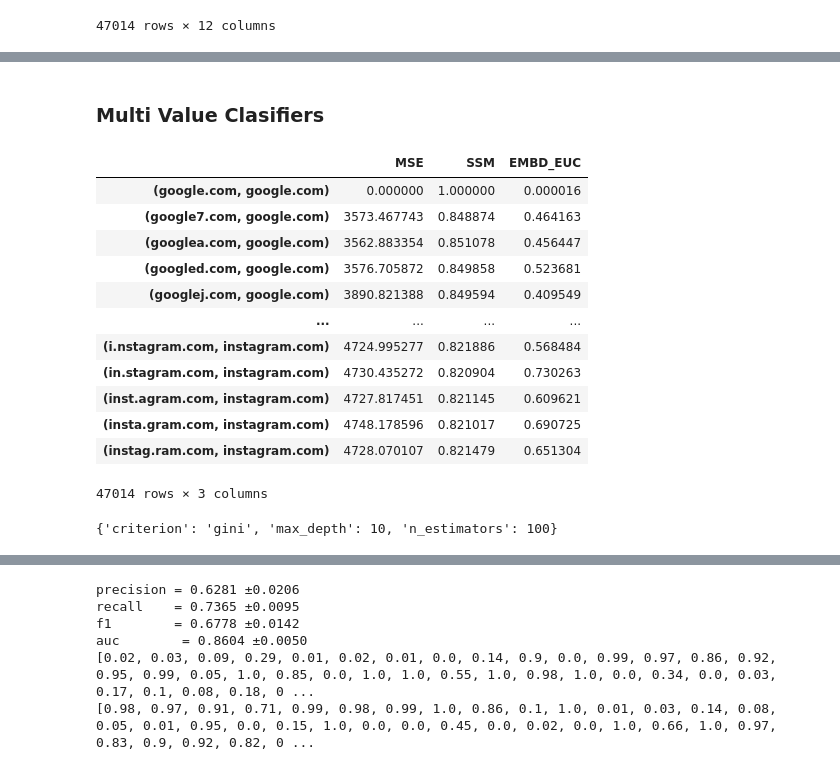
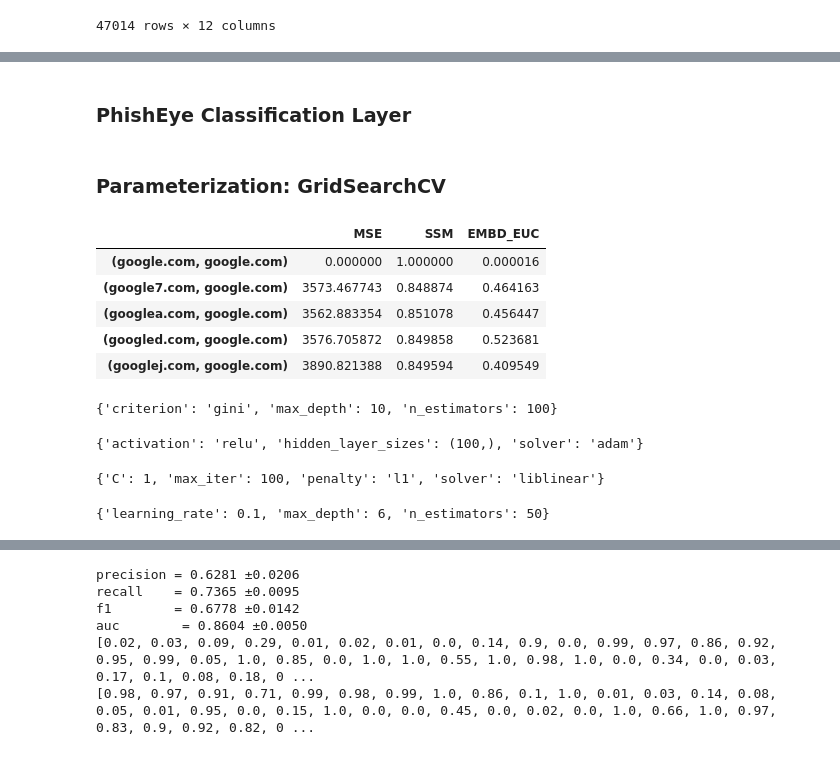
Before and after one commit to DannyMathieson/PhishEye, a Jupyter notebook: phisheye.ipynb, the cells around one changed output, grey strips where cells are left out. Drawn from its saved outputs; the diff is of its cells as text; code cells hidden in the pictures.

```diff
--- a/phisheye.ipynb
+++ b/phisheye.ipynb
@@ -381,2 +382,2 @@ auc        = 0.7825 ±0.0172
-# %% [markdown]
-### Multi Value Clasifiers
+# %% [markdown]
+### PhishEye Classification Layer
@@ -383,20 +390,15 @@ auc        = 0.7825 ±0.0172
+# %% [markdown]
+### Parameterization: GridSearchCV
 # %%
 features = features[['MSE', 'SSM','EMBD_EUC']]
-features
+features.head()
 # %% [output]
 |  | MSE | SSM | EMBD_EUC |
 | (google.com, google.com) | 0.000000 | 1.000000 | 0.000016 |
 | (google7.com, google.com) | 3573.467743 | 0.848874 | 0.464163 |
 | (googlea.com, google.com) | 3562.883354 | 0.851078 | 0.456447 |
 | (googled.com, google.com) | 3576.705872 | 0.849858 | 0.523681 |
 | (googlej.com, google.com) | 3890.821388 | 0.849594 | 0.409549 |
-| ... | ... | ... | ... |
-| (i.nstagram.com, instagram.com) | 4724.995277 | 0.821886 | 0.568484 |
-| (in.stagram.com, instagram.com) | 4730.435272 | 0.820904 | 0.730263 |
-| (inst.agram.com, instagram.com) | 4727.817451 | 0.821145 | 0.609621 |
-| (insta.gram.com, instagram.com) | 4748.178596 | 0.821017 | 0.690725 |
-| (instag.ram.com, instagram.com) | 4728.070107 | 0.821479 | 0.651304 |
-47014 rows × 3 columns
 # %%
 from sklearn.model_selection import GridSearchCV, train_test_split
 
@@ -417,3 +417,34 @@ rf_model = RandomForestClassifier()
 grid_search(features[['MSE', 'SSM','EMBD_EUC']], twisted_df['Registered'] , rf_model, param_grid)
 # %% [output]
 {'criterion': 'gini', 'max_depth': 10, 'n_estimators': 100}
+# %%
+param_grid = {
+    'hidden_layer_sizes': [(10,), (50,), (100,)],
+    'activation': ['relu', 'tanh'],
+    'solver': ['sgd', 'adam'],
+}
+mlp_model = MLPClassifier()
+grid_search(features[['MSE', 'SSM','EMBD_EUC']], twisted_df['Registered'] , mlp_model, param_grid)
+# %% [output]
+{'activation': 'relu', 'hidden_layer_sizes': (100,), 'solver': 'adam'}
+# %%
+param_grid = {
+    'penalty': ['l1', 'l2'],
+    'C': [0.1, 1, 10],
+    'solver': ['liblinear', 'saga'],
+    'max_iter': [100, 200, 300],
+}
+lr_model = LogisticRegression()
+grid_search(features[['MSE', 'SSM','EMBD_EUC']], twisted_df['Registered'] , lr_model, param_grid)
+# %% [output]
+{'C': 1, 'max_iter': 100, 'penalty': 'l1', 'solver': 'liblinear'}
+# %%
+param_grid = {
+    'learning_rate': [0.1, 0.01],
+    'max_depth': [3, 6, 9],
+    'n_estimators': [50, 100, 200]
+}
+xgb_model = GradientBoostingClassifier()
+grid_search(features[['MSE', 'SSM','EMBD_EUC']], twisted_df['Registered'] , xgb_model, param_grid)
+# %% [output]
+{'learning_rate': 0.1, 'max_depth': 6, 'n_estimators': 50}
```
Also changed, not shown: parts of 31 cells of this notebook.
